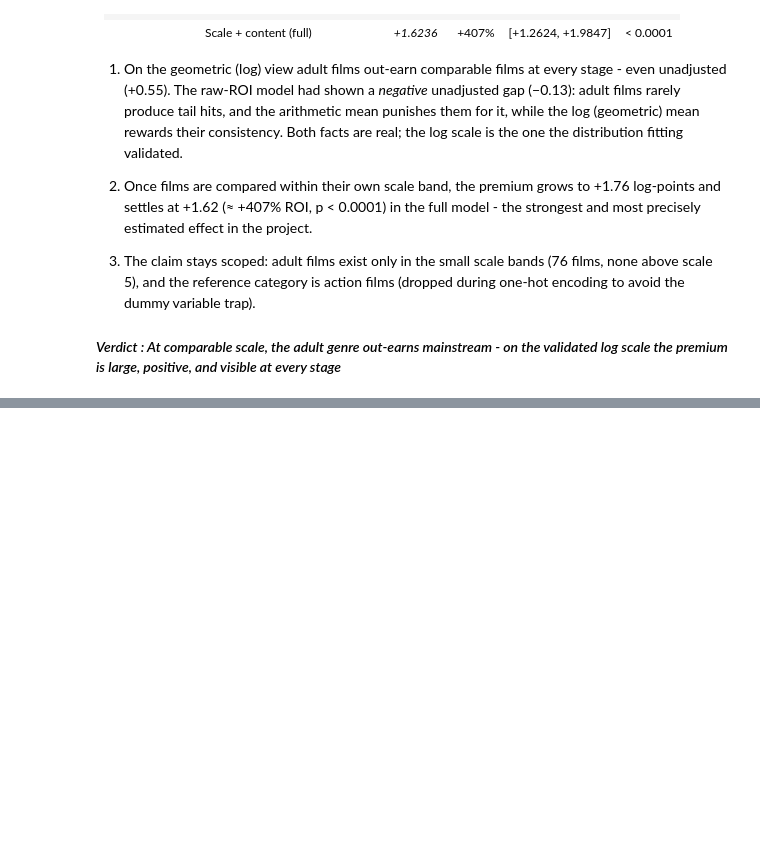
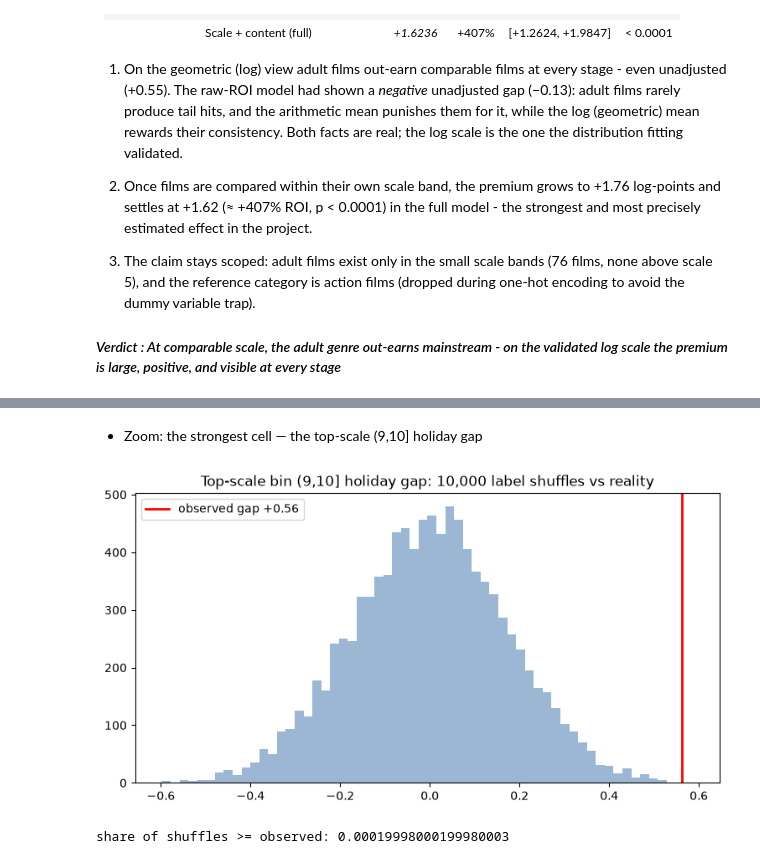
Before and after one commit to Chaos0Speed/IndianMovies, a Jupyter notebook: 5.HypothesisTesting.ipynb, the cells around one changed output, grey strips where cells are left out. Drawn from its saved outputs; the diff is of its cells as text; code cells hidden in the pictures; blank space fills up the shorter version.

```diff
--- a/5.HypothesisTesting.ipynb
+++ b/5.HypothesisTesting.ipynb
@@ -481,0 +454,19 @@ are absolute ROI-point effects again; compare with the log ladders above.
+# %% [markdown]
+- Zoom: the strongest cell — the top-scale (9,10] holiday gap
+# %%
+top_bin = df["Scale_Bin"].cat.categories[-1]   # Interval(9, 10] — compare with the Interval, not a string
+sub  = df[df["Scale_Bin"] == top_bin]
+x1   = sub.loc[sub["Holiday"], "log_revenue"].values
+x0   = sub.loc[~sub["Holiday"], "log_revenue"].values
+pool = np.concatenate([x1, x0]); n1 = len(x1)
+obs  = x1.mean() - x0.mean()
+luck = np.array([(lambda p: p[:n1].mean() - p[n1:].mean())(rng.permutation(pool))
+                 for _ in range(10_000)])
+plt.figure(figsize=(9, 4.5))
+plt.hist(luck, bins=60, color="#9bb7d4")
+plt.axvline(obs, color="red", lw=2, label=f"observed gap {obs:+.2f}")
+plt.title("Top-scale bin (9,10] holiday gap: 10,000 label shuffles vs reality"); plt.legend(); plt.show()
+print("share of shuffles >= observed:", (np.sum(luck >= obs) + 1) / 10_001)
+# %% [output]
+[figure, added]
+share of shuffles >= observed: 0.00019998000199980003
```
Also changed, not shown: parts of 57 cells of this notebook, 11 other files.
